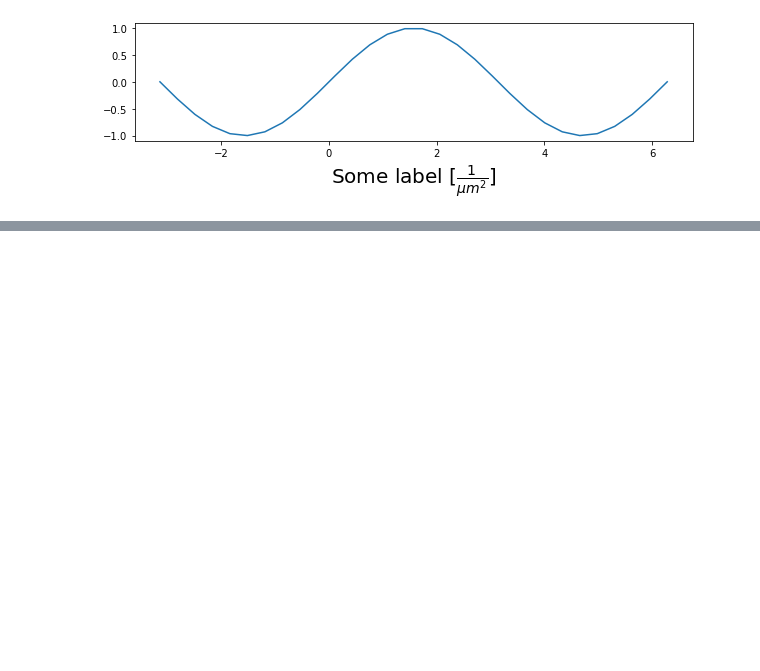
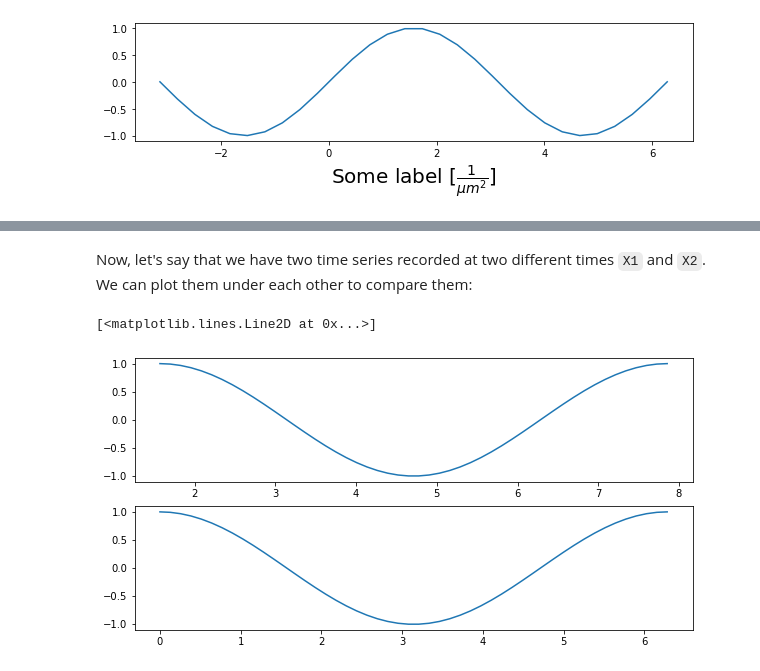
Before and after one commit to GuignardLab/CenTuri-Course, a Jupyter notebook: 2-Data-handling-and-visu/Matplotlib-course.ipynb, the cells around one changed output, grey strips where cells are left out. Saved outputs shown, nothing was run; the diff lists cells and outputs as text; code cells hidden in the pictures; blank space fills up the shorter version.

```diff
--- a/2-Data-handling-and-visu/Matplotlib-course.ipynb
+++ b/2-Data-handling-and-visu/Matplotlib-course.ipynb
@@ -141,0 +146,14 @@ fig, ax = plt.subplots(nrows=2, )
+# %% [markdown]
+Now, let's say that we have two time series recorded at two different times `X1` and `X2`. We can plot them under each other to compare them:
+# %%
+X1 = np.linspace(np.pi/2, 5*np.pi/2)
+X2 = np.linspace(0, 2*np.pi)
+Y1 = np.sin(X1)
+Y2 = np.cos(X2)
+
+fig, ax = plt.subplots(nrows=2, ncols=1, figsize=(10, 5))
+ax[0].plot(X1, Y1, '-')
+ax[1].plot(X2, Y2, '-')
+# %% [output]
+[<matplotlib.lines.Line2D at 0x...>]
+[figure, added]
```
Also changed, not shown: parts of 7 cells of this notebook, 1 other file.
